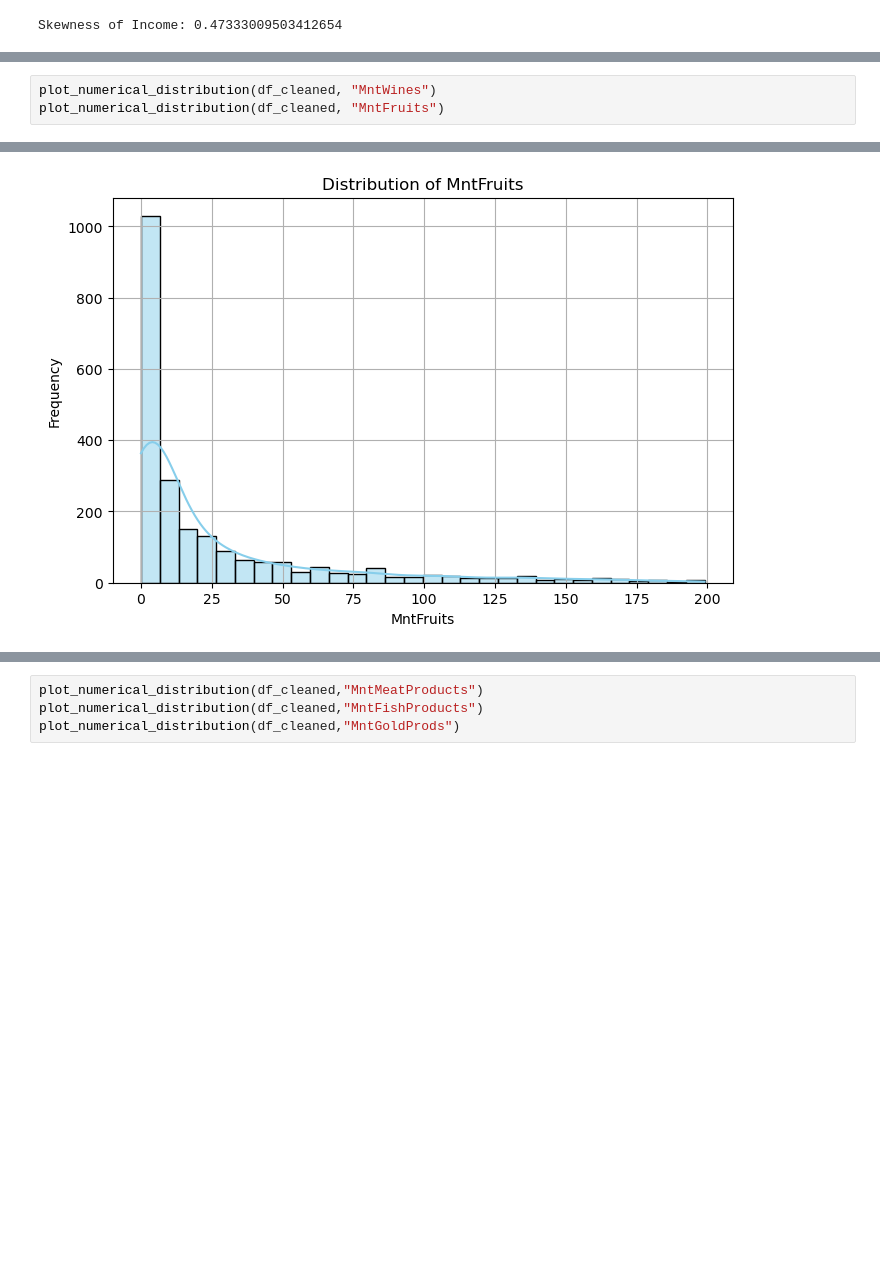
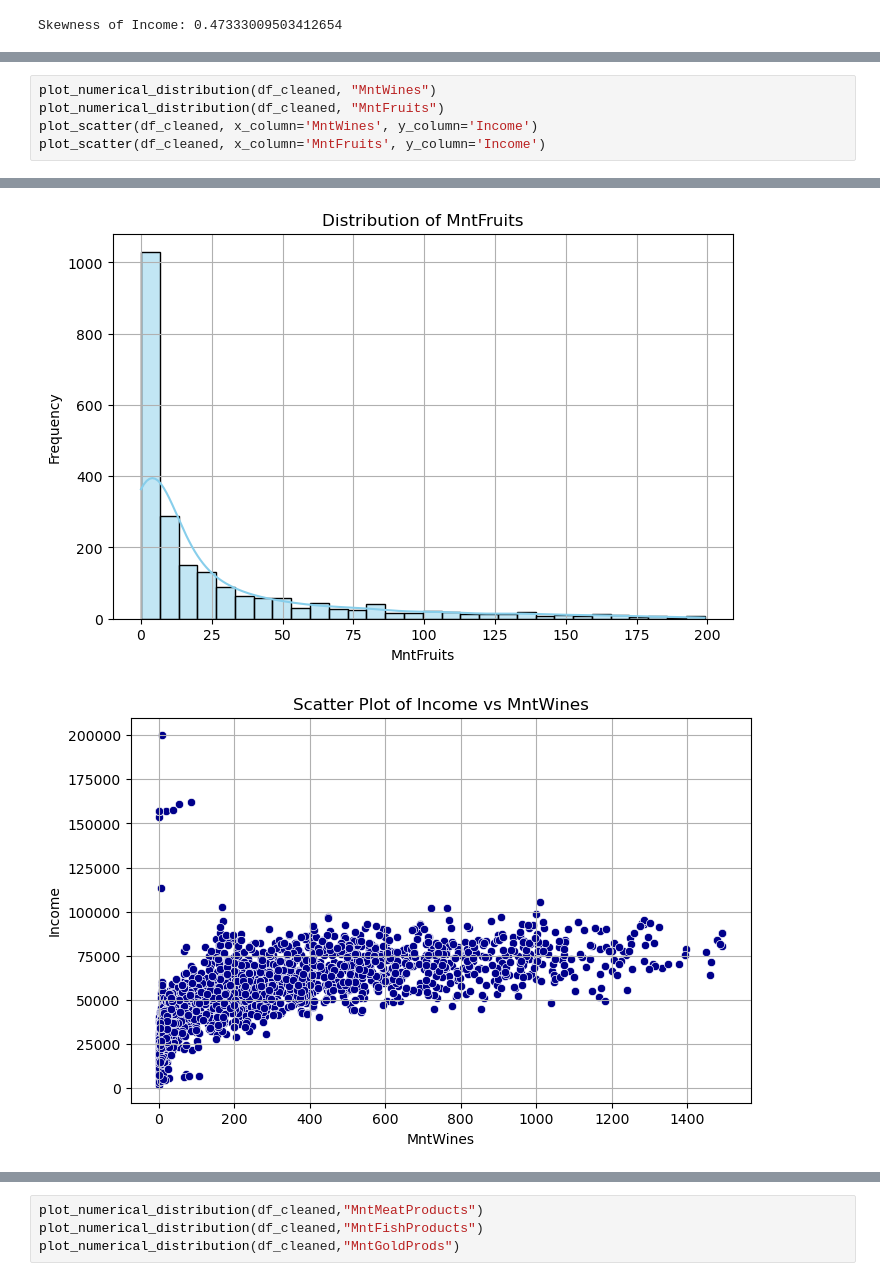
Before and after one commit to mz537/d100final, a Jupyter notebook: src/analysis/eda_cleaning.ipynb, the cells around one changed output, grey strips where cells are left out. Drawn from its saved outputs; the diff is of its cells as text; blank space fills up the shorter version.

```diff
--- a/src/analysis/eda_cleaning.ipynb
+++ b/src/analysis/eda_cleaning.ipynb
@@ -141,6 +145,9 @@ Skewness of Income: 0.47333009503412654
 # %%
 plot_numerical_distribution(df_cleaned, "MntWines")
 plot_numerical_distribution(df_cleaned, "MntFruits")
+plot_scatter(df_cleaned, x_column='MntWines', y_column='Income')
+plot_scatter(df_cleaned, x_column='MntFruits', y_column='Income')
 # %% [output]
 [figure]
 [figure]
+[figure, added]
```
Also changed, not shown: parts of 12 cells of this notebook, 6 other files.
